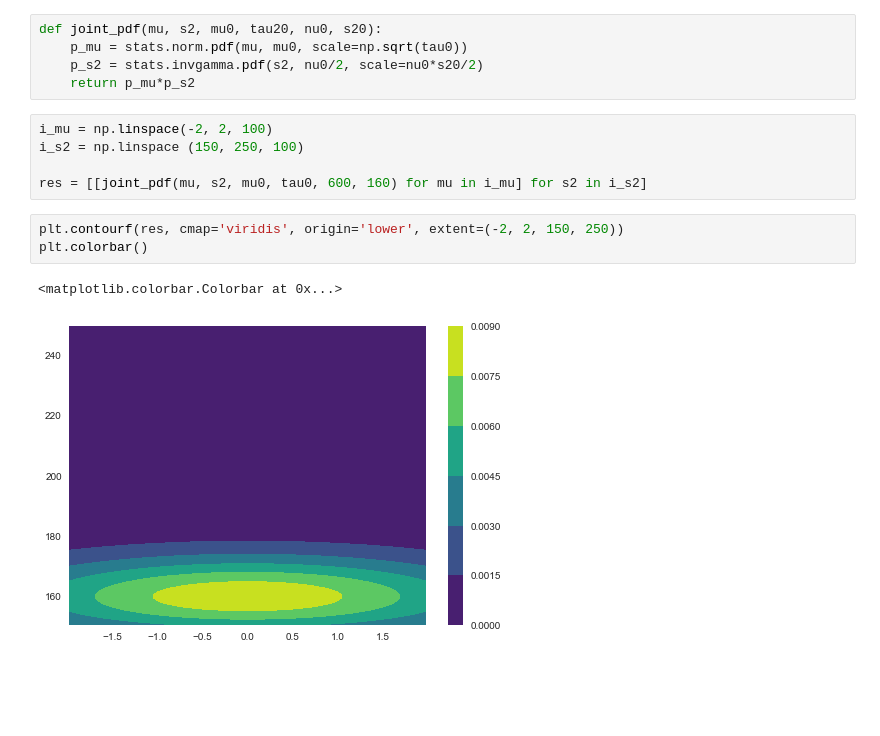
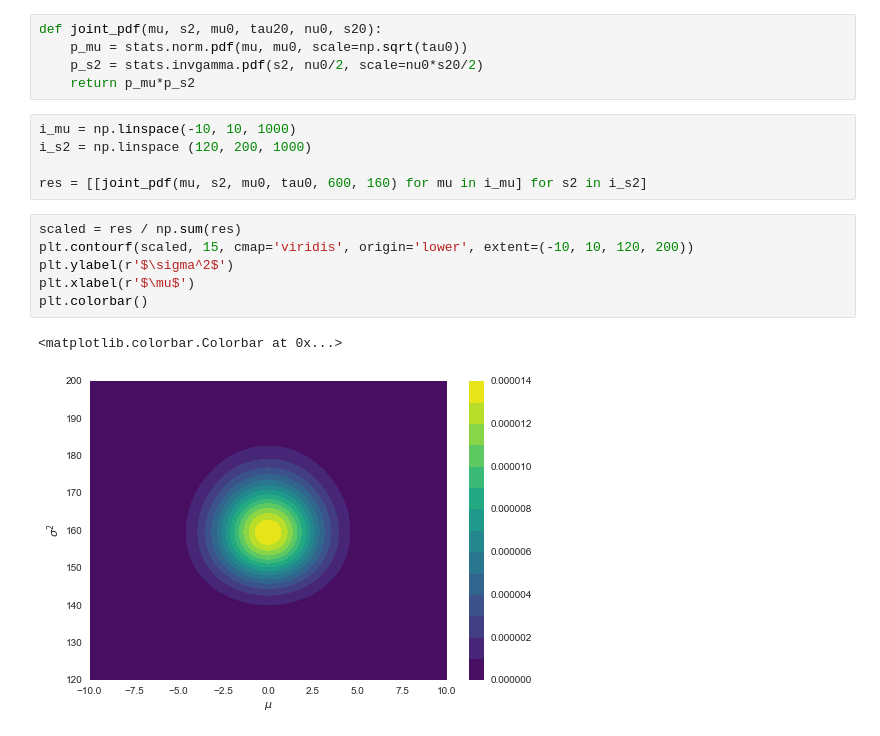
Before and after one commit to mileslucas/stat444, a Jupyter notebook: hw2/hw2.ipynb, the cells around one changed output. Drawn from its saved outputs; the diff is of its cells as text; blank space fills up the shorter version.

```diff
--- a/hw2/hw2.ipynb
+++ b/hw2/hw2.ipynb
@@ -177,13 +177,16 @@ def joint_pdf(mu, s2, mu0, tau20, nu0, s20):
     p_s2 = stats.invgamma.pdf(s2, nu0/2, scale=nu0*s20/2)
     return p_mu*p_s2
 # %%
-i_mu = np.linspace(-2, 2, 100)
-i_s2 = np.linspace (150, 250, 100)
+i_mu = np.linspace(-10, 10, 1000)
+i_s2 = np.linspace (120, 200, 1000)
 
 res = [[joint_pdf(mu, s2, mu0, tau0, 600, 160) for mu in i_mu] for s2 in i_s2]
-# %%
-plt.contourf(res, cmap='viridis', origin='lower', extent=(-2, 2, 150, 250))
-plt.colorbar()
-# %% [output]
-<matplotlib.colorbar.Colorbar at 0x...>
-[figure, removed]
+# %%
+scaled = res / np.sum(res)
+plt.contourf(scaled, 15, cmap='viridis', origin='lower', extent=(-10, 10, 120, 200))
+plt.ylabel(r'$\sigma^2$')
+plt.xlabel(r'$\mu$')
+plt.colorbar()
+# %% [output]
+<matplotlib.colorbar.Colorbar at 0x...>
+[figure, added]
```
Also changed, not shown: parts of 3 cells of this notebook, 1 other file.
